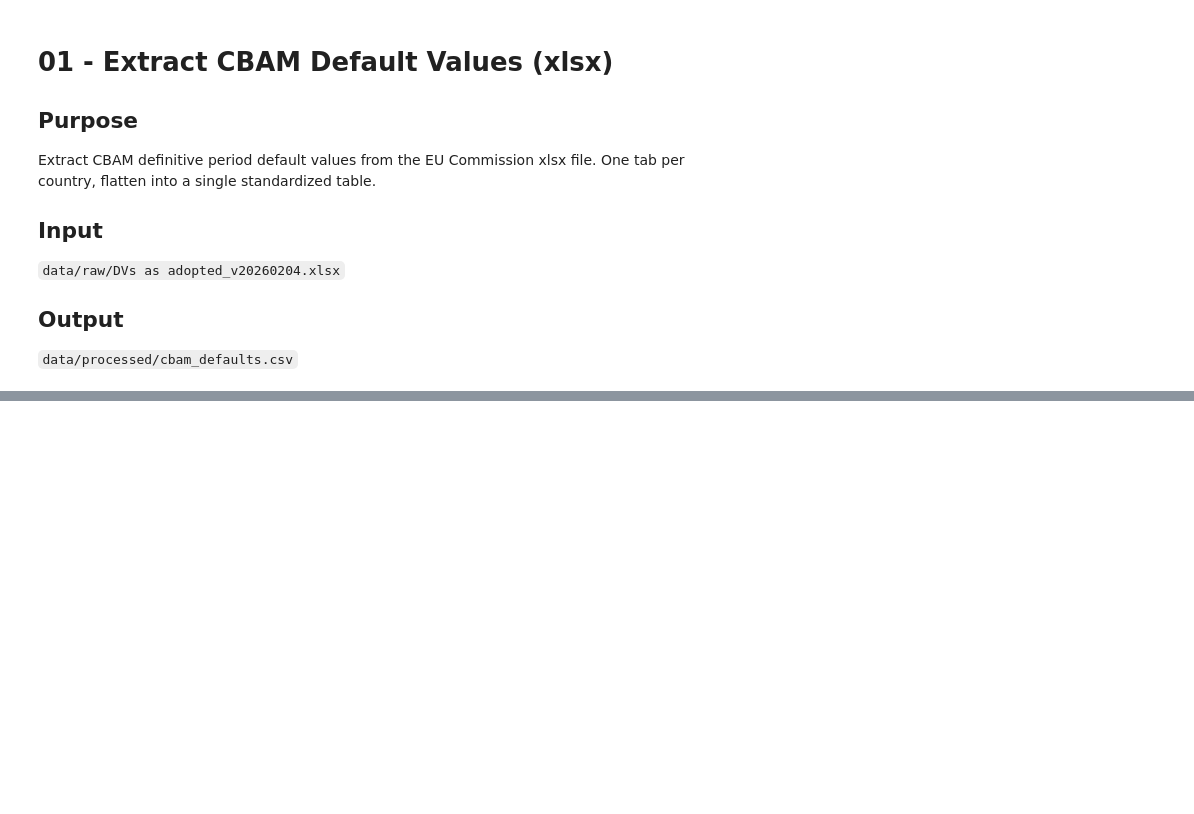
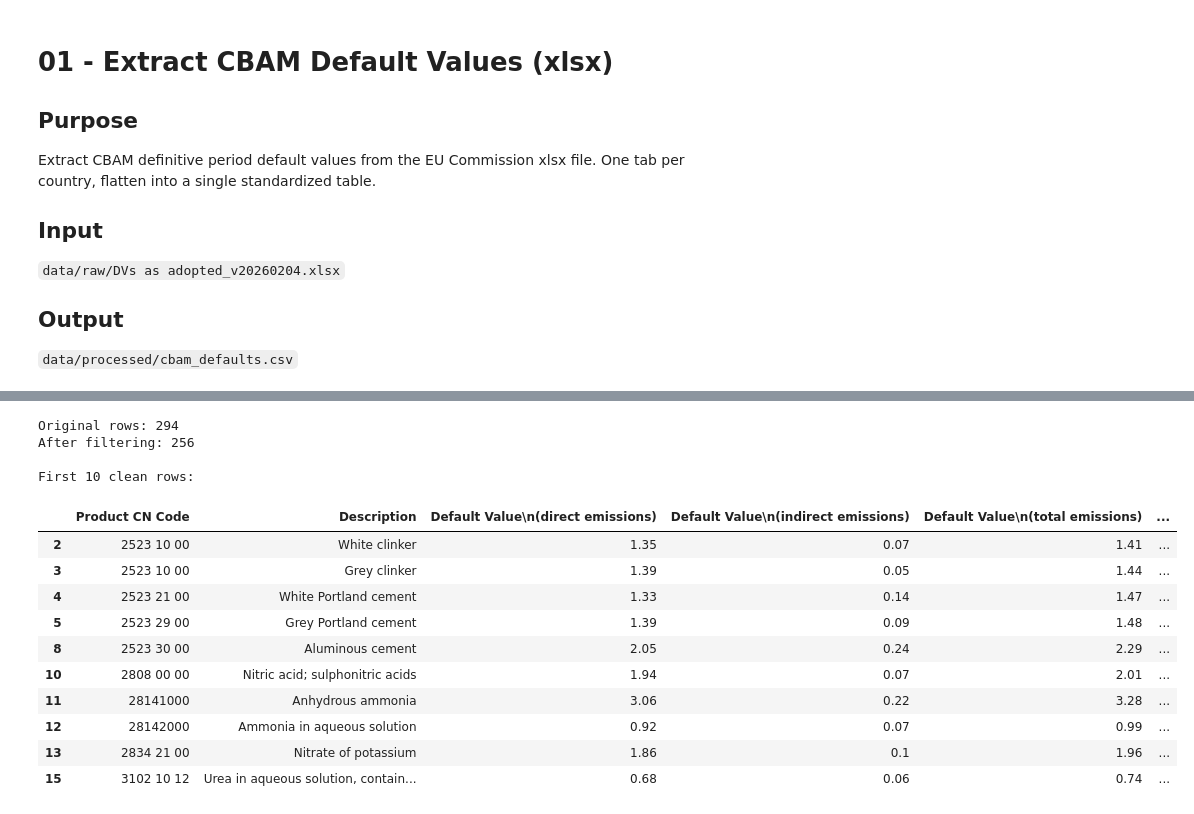
Before and after one commit to M1ck3yJ0/cbam-analysis, a Jupyter notebook: notebooks/01_extract_xlsx.ipynb, the cells around one changed output, grey strips where cells are left out. Saved outputs shown, nothing was run; the diff lists cells and outputs as text; code cells hidden in the pictures; blank space fills up the shorter version.

```diff
--- a/notebooks/01_extract_xlsx.ipynb
+++ b/notebooks/01_extract_xlsx.ipynb
@@ -35,0 +100,51 @@ FileNotFoundError: [Errno 2] No such file or directory: '/Users/milcahmaryjoseph
+# %%
+# Define the non-data row patterns to filter out
+# Test our filtering logic on the India sample
+
+def is_data_row(row):
+    """Returns True if row contains actual emission data."""
+    cn = str(row["Product CN Code"]).strip()
+    total = row["Default Value\n(total emissions)"]
+
+    # Skip section header rows (CN code is a word like "Cement")
+    if not any(char.isdigit() for char in cn):
+        return False
+
+    # Skip rows where total emissions is "see below", "–", or NaN
+    if pd.isna(total):
+        return False
+    if str(total).strip() in ["see below", "–", "_", "-"]:
+        return False
+
+    # Skip rows where total is not numeric
+    try:
+        float(total)
+    except (ValueError, TypeError):
+        return False
+
+    return True
+
+# Apply to India sample
+mask = df_sample.apply(is_data_row, axis=1)
+df_india_clean = df_sample[mask].copy()
+
+print(f"Original rows: {len(df_sample)}")
+print(f"After filtering: {len(df_india_clean)}")
+print(f"\nFirst 10 clean rows:")
+df_india_clean.head(10)
+# %% [output]
+Original rows: 294
+After filtering: 256
+
+First 10 clean rows:
+|  | Product CN Code | Description | Default Value\n(direct emissions) | Default Value\n(indirect emissions) | Default Value\n(total emissions) | ... |
+| 2 | 2523 10 00 | White clinker | 1.35 | 0.07 | 1.41 | ... |
+| 3 | 2523 10 00 | Grey clinker | 1.39 | 0.05 | 1.44 | ... |
+| 4 | 2523 21 00 | White Portland cement | 1.33 | 0.14 | 1.47 | ... |
+| 5 | 2523 29 00 | Grey Portland cement | 1.39 | 0.09 | 1.48 | ... |
+| 8 | 2523 30 00 | Aluminous cement | 2.05 | 0.24 | 2.29 | ... |
+| 10 | 2808 00 00 | Nitric acid; sulphonitric acids | 1.94 | 0.07 | 2.01 | ... |
+| 11 | 28141000 | Anhydrous ammonia | 3.06 | 0.22 | 3.28 | ... |
+| 12 | 28142000 | Ammonia in aqueous solution | 0.92 | 0.07 | 0.99 | ... |
+| 13 | 2834 21 00 | Nitrate of potassium | 1.86 | 0.1 | 1.96 | ... |
+| 15 | 3102 10 12 | Urea in aqueous solution, contain... | 0.68 | 0.06 | 0.74 | ... |
```
Also changed, not shown: parts of 13 cells of this notebook, 1 other file.
